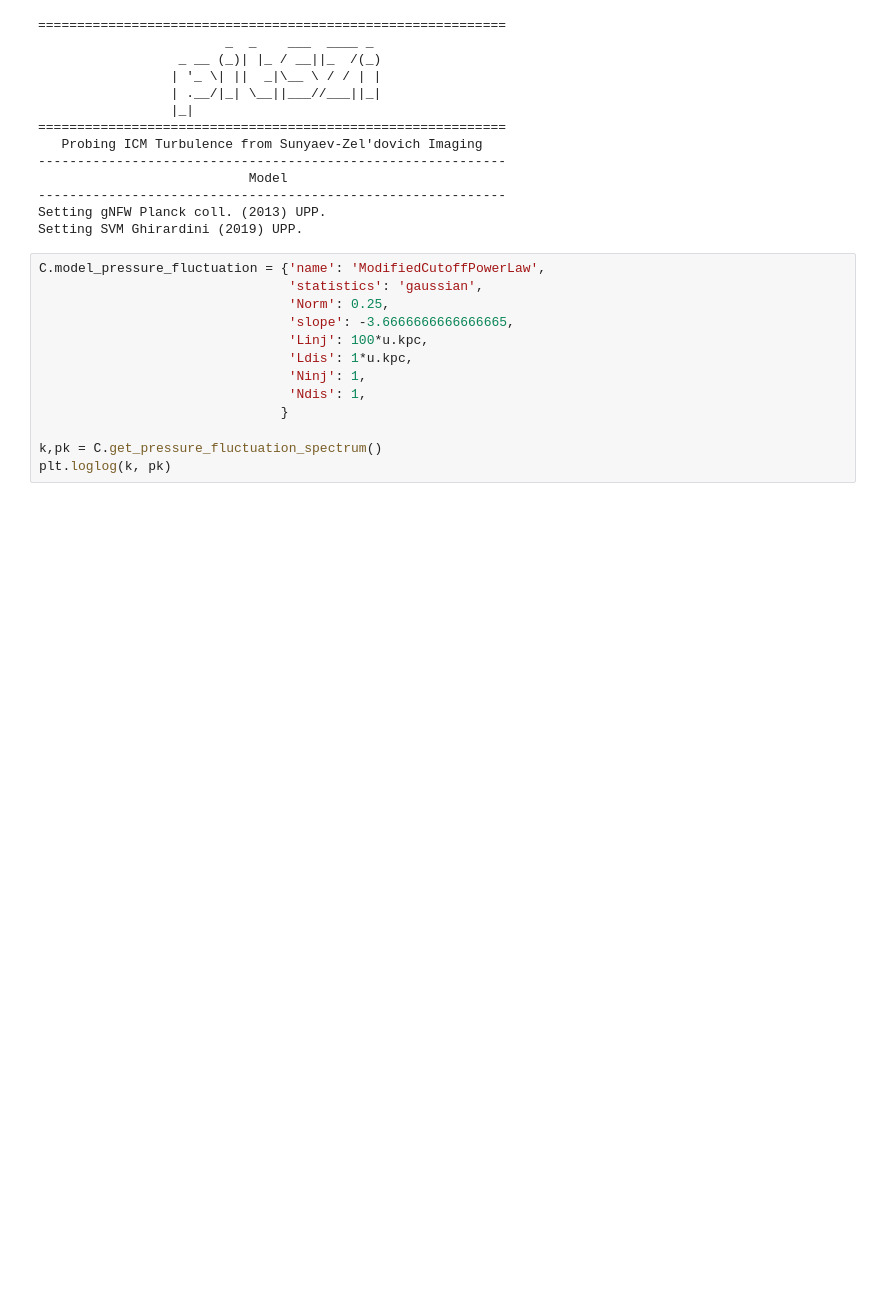
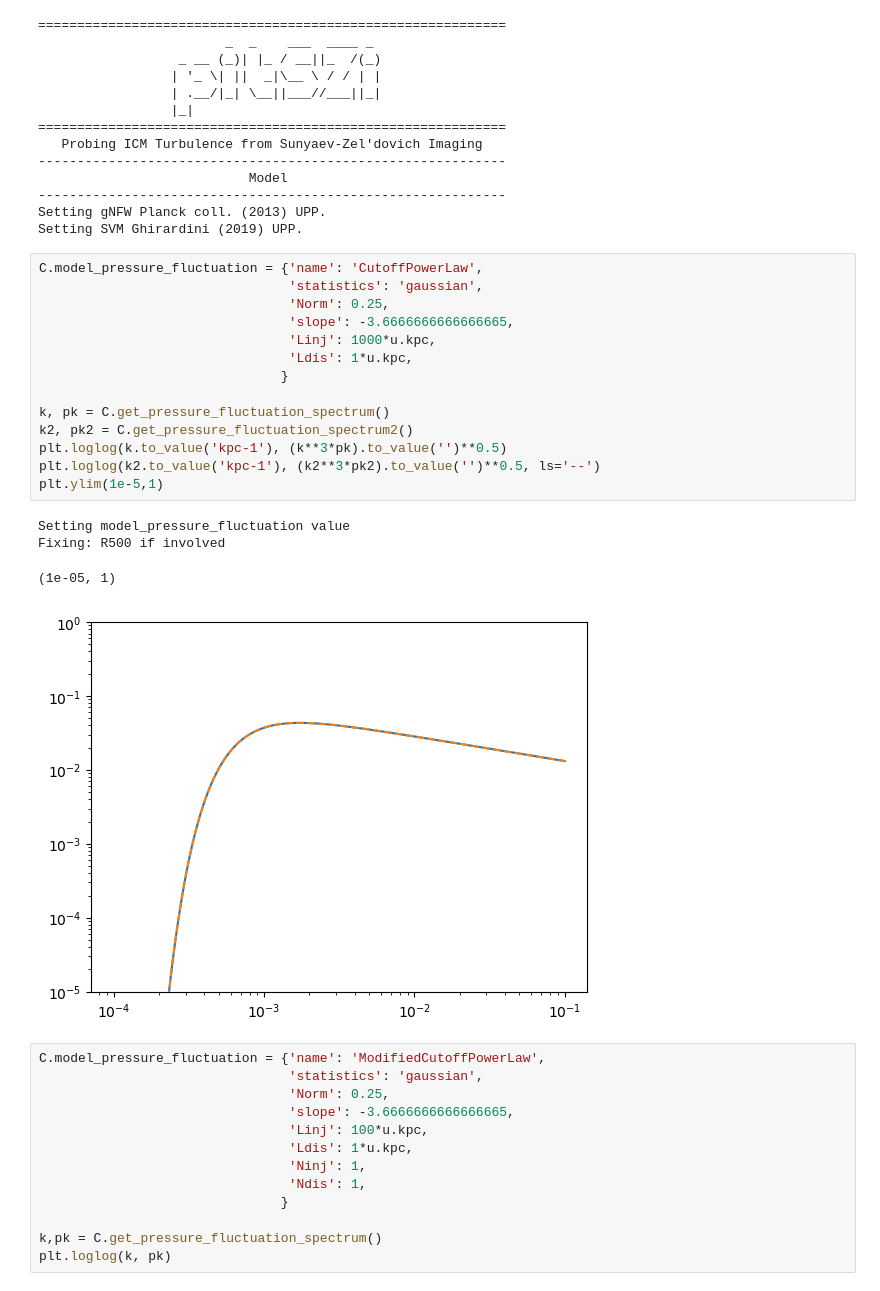
Before and after one commit to remi-adam/pitszi, a Jupyter notebook: notebook/pitszi_dev_alternative_pk_modeling.ipynb, the cells around one changed output. Saved outputs shown, nothing was run; the diff lists cells and outputs as text; blank space fills up the shorter version.

```diff
--- a/notebook/pitszi_dev_alternative_pk_modeling.ipynb
+++ b/notebook/pitszi_dev_alternative_pk_modeling.ipynb
@@ -23,6 +23,25 @@ C = pitszi.Model()
 ------------------------------------------------------------
 Setting gNFW Planck coll. (2013) UPP.
 Setting SVM Ghirardini (2019) UPP.
+# %%
+C.model_pressure_fluctuation = {'name': 'CutoffPowerLaw',
+                                'statistics': 'gaussian',
+                                'Norm': 0.25,
+                                'slope': -3.6666666666666665,
+                                'Linj': 1000*u.kpc,
+                                'Ldis': 1*u.kpc,
+                               }
+
+k, pk = C.get_pressure_fluctuation_spectrum()
+k2, pk2 = C.get_pressure_fluctuation_spectrum2()
+plt.loglog(k.to_value('kpc-1'), (k**3*pk).to_value('')**0.5)
+plt.loglog(k2.to_value('kpc-1'), (k2**3*pk2).to_value('')**0.5, ls='--')
+plt.ylim(1e-5,1)
+# %% [output]
+Setting model_pressure_fluctuation value
+Fixing: R500 if involved
+(1e-05, 1)
+[figure, added]
 # %%
 C.model_pressure_fluctuation = {'name': 'ModifiedCutoffPowerLaw',
                                 'statistics': 'gaussian',
```
Also changed, not shown: 2 other files.
